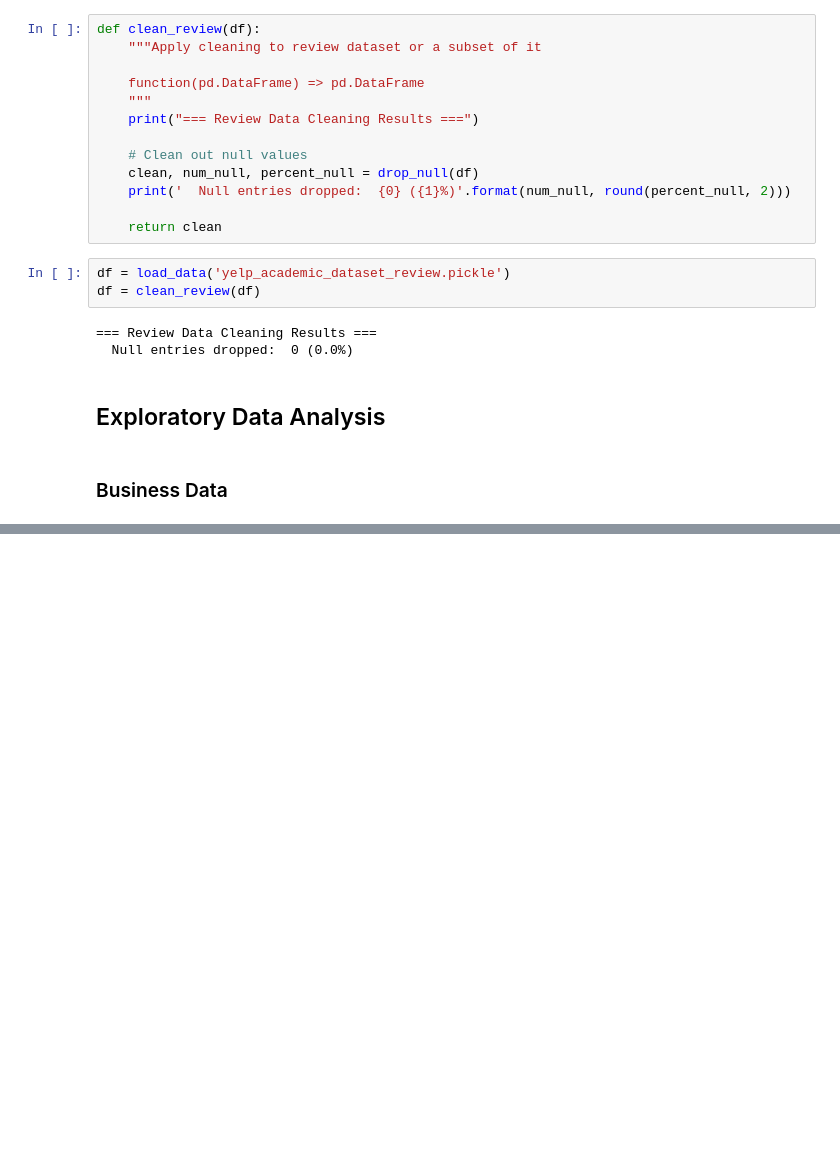
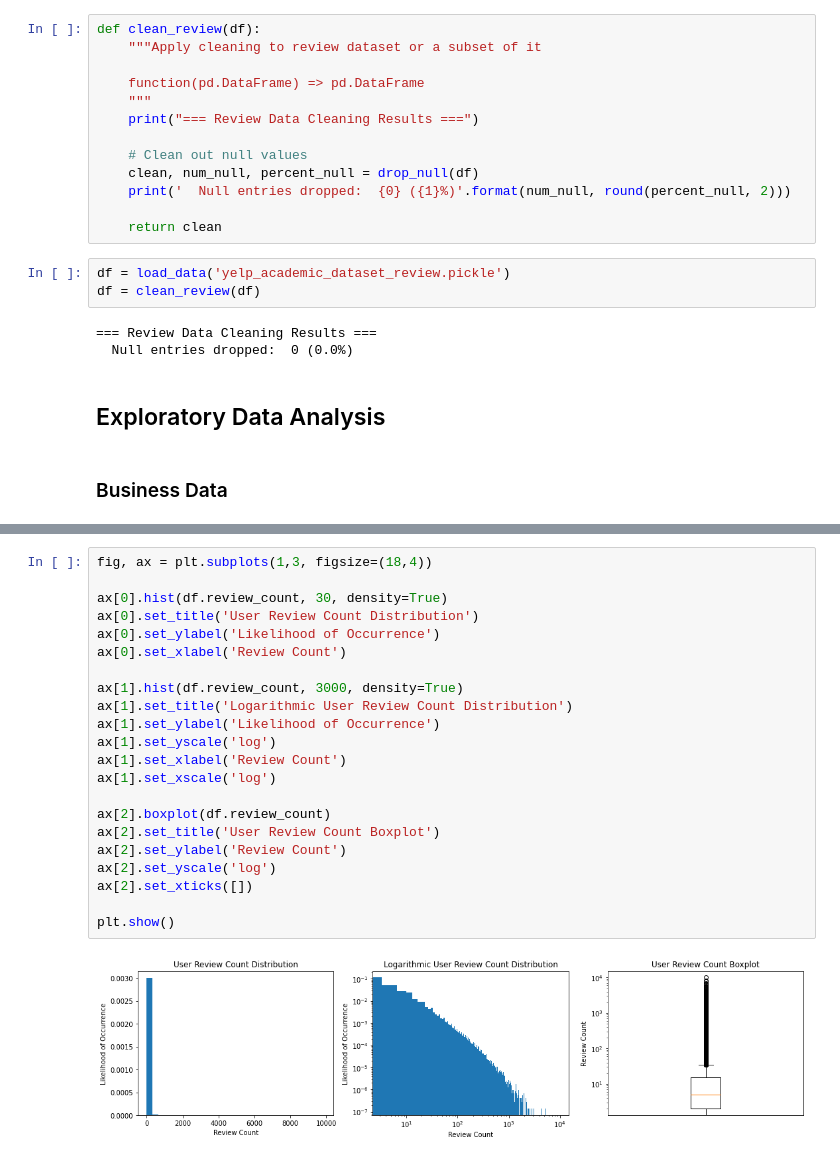
Before and after one commit to spencerfitch/yelp-datascience, a Jupyter notebook: project.ipynb, the cells around one changed output, grey strips where cells are left out. Saved outputs shown, nothing was run; the diff lists cells and outputs as text; blank space fills up the shorter version.

```diff
--- a/project.ipynb
+++ b/project.ipynb
@@ -195,0 +249,24 @@ plt.show()
+# %%
+fig, ax = plt.subplots(1,3, figsize=(18,4))
+
+ax[0].hist(df.review_count, 30, density=True)
+ax[0].set_title('User Review Count Distribution')
+ax[0].set_ylabel('Likelihood of Occurrence')
+ax[0].set_xlabel('Review Count')
+
+ax[1].hist(df.review_count, 3000, density=True)
+ax[1].set_title('Logarithmic User Review Count Distribution')
+ax[1].set_ylabel('Likelihood of Occurrence')
+ax[1].set_yscale('log')
+ax[1].set_xlabel('Review Count')
+ax[1].set_xscale('log')
+
+ax[2].boxplot(df.review_count)
+ax[2].set_title('User Review Count Boxplot')
+ax[2].set_ylabel('Review Count')
+ax[2].set_yscale('log')
+ax[2].set_xticks([])
+
+plt.show()
+# %% [output]
+[figure, added]
```
Also changed, not shown: parts of 33 cells of this notebook.
